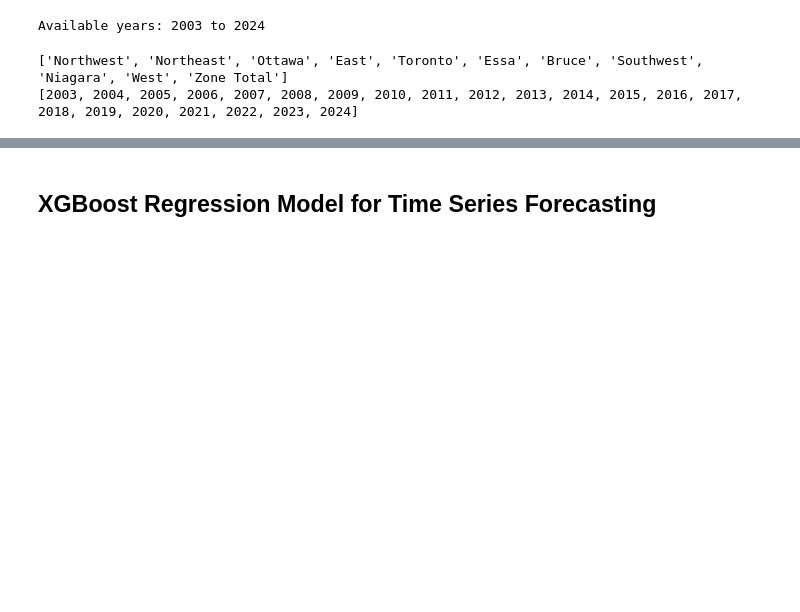
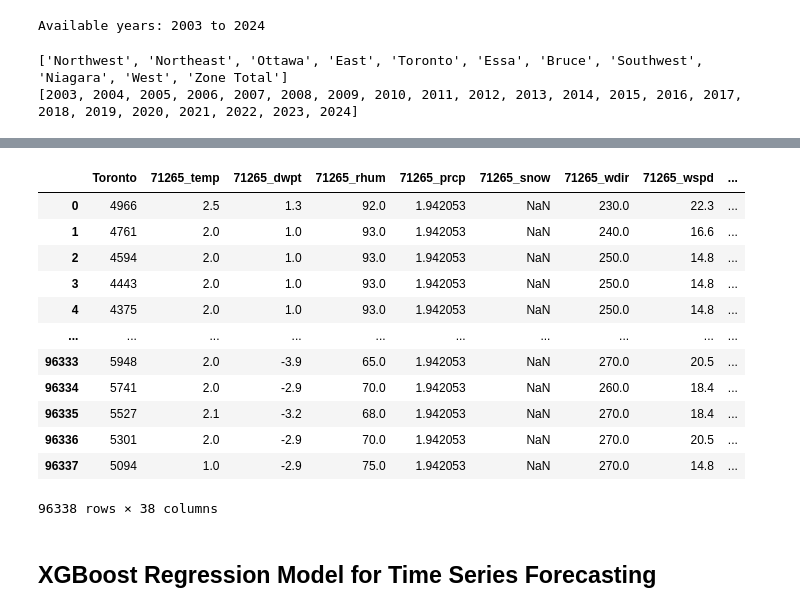
Before and after one commit to tanmayyb/ele70_bv03, a Jupyter notebook: research/module1/xgb_final.ipynb, the cells around one changed output, grey strips where cells are left out. Saved outputs shown, nothing was run; the diff lists cells and outputs as text; code cells hidden in the pictures; blank space fills up the shorter version.

```diff
--- a/research/module1/xgb_final.ipynb
+++ b/research/module1/xgb_final.ipynb
@@ -25,7 +26,8 @@ print(available_dates)
 ['Northwest', 'Northeast', 'Ottawa', 'East', 'Toronto', 'Essa', 'Bruce', 'Southwest', 'Niagara', 'West', 'Zone Total']
 [2003, 2004, 2005, 2006, 2007, 2008, 2009, 2010, 2011, 2012, 2013, 2014, 2015, 2016, 2017, 2018, 2019, 2020, 2021, 2022, 2023, 2024]
 # %%
-ieso.set_target(4)
+target_val = 4
+ieso.set_target(target_val)
 ieso.load_dataset(start_date=2010, end_date=2020, download=True)
 
 climate = ClimateDataset(ieso)
@@ -50,3 +38,19 @@ Warning: Cannot load hourly/8PJPB.csv.gz from https://bulk.meteostat.net/v2/
+# %%
+dataset
+# %% [output]
+|  | Toronto | 71265_temp | 71265_dwpt | 71265_rhum | 71265_prcp | 71265_snow | 71265_wdir | 71265_wspd | ... |
+| 0 | 4966 | 2.5 | 1.3 | 92.0 | 1.942053 | NaN | 230.0 | 22.3 | ... |
+| 1 | 4761 | 2.0 | 1.0 | 93.0 | 1.942053 | NaN | 240.0 | 16.6 | ... |
+| 2 | 4594 | 2.0 | 1.0 | 93.0 | 1.942053 | NaN | 250.0 | 14.8 | ... |
+| 3 | 4443 | 2.0 | 1.0 | 93.0 | 1.942053 | NaN | 250.0 | 14.8 | ... |
+| 4 | 4375 | 2.0 | 1.0 | 93.0 | 1.942053 | NaN | 250.0 | 14.8 | ... |
+| ... | ... | ... | ... | ... | ... | ... | ... | ... | ... |
+| 96333 | 5948 | 2.0 | -3.9 | 65.0 | 1.942053 | NaN | 270.0 | 20.5 | ... |
+| 96334 | 5741 | 2.0 | -2.9 | 70.0 | 1.942053 | NaN | 260.0 | 18.4 | ... |
+| 96335 | 5527 | 2.1 | -3.2 | 68.0 | 1.942053 | NaN | 270.0 | 18.4 | ... |
+| 96336 | 5301 | 2.0 | -2.9 | 70.0 | 1.942053 | NaN | 270.0 | 20.5 | ... |
+| 96337 | 5094 | 1.0 | -2.9 | 75.0 | 1.942053 | NaN | 270.0 | 14.8 | ... |
+96338 rows × 38 columns
 # %%
 def create_train_test_split(dataset:pd.DataFrame, target:str='target', split_coeff:float=0.8, dt=None) -> tuple:
   training_cutoff = int(split_coeff*len(dataset))
```
Also changed, not shown: parts of 5 cells of this notebook, 1 other file.
